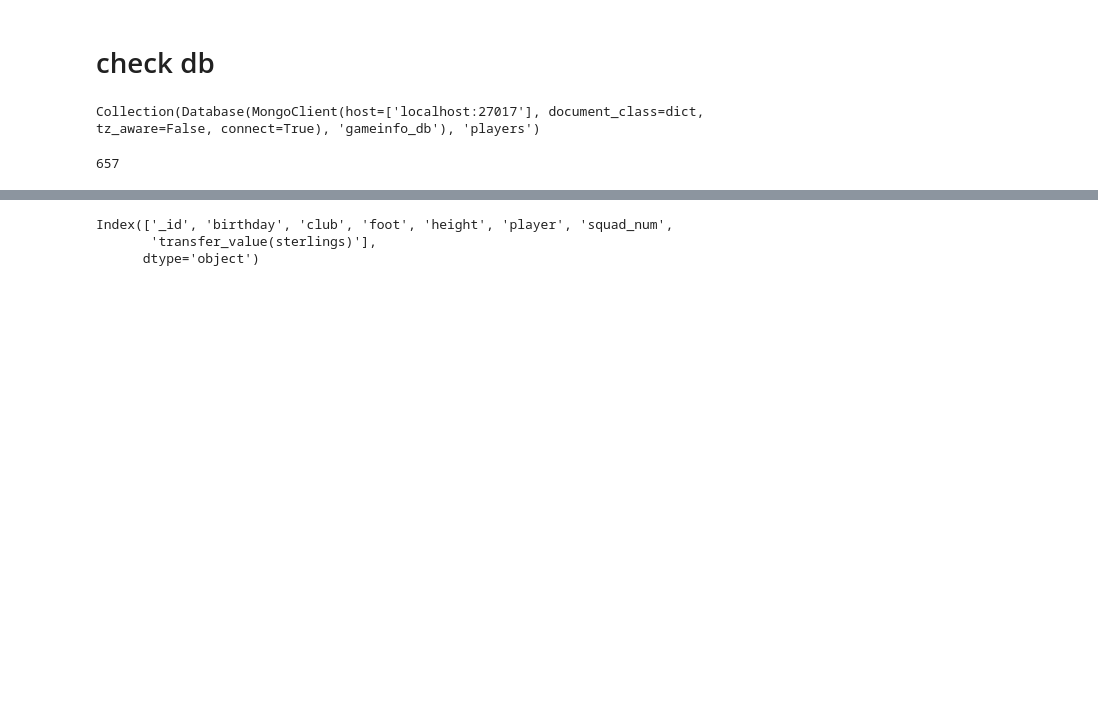
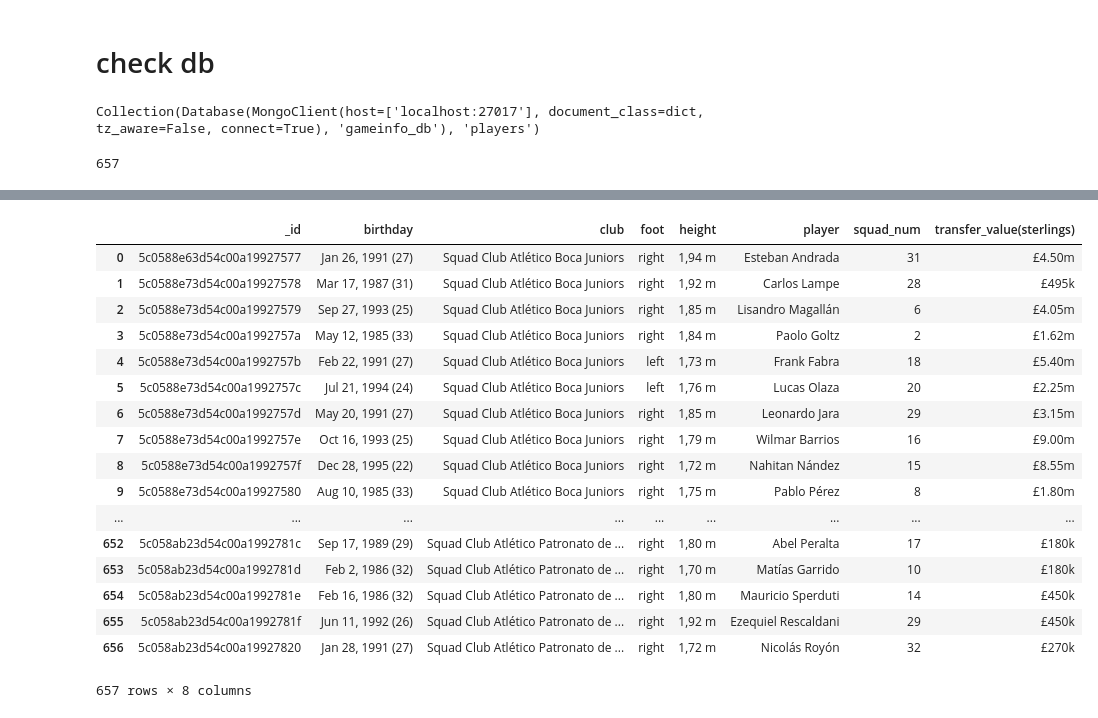
Before and after one commit to d-v-dlee/super_liga_xg, a Jupyter notebook: transfermarkt_scraper.ipynb, the cells around one changed output, grey strips where cells are left out. Saved outputs shown, nothing was run; the diff lists cells and outputs as text; code cells hidden in the pictures; blank space fills up the shorter version.

```diff
--- a/transfermarkt_scraper.ipynb
+++ b/transfermarkt_scraper.ipynb
@@ -293,6 +279,21 @@ test = players[0]
 # %%
-pd.DataFrame([player]).columns
+pd.DataFrame(master_list)
 # %% [output]
+|  | _id | birthday | club | foot | height | player | squad_num | transfer_value(sterlings) |
+| 0 | 5c0588e63d54c00a19927577 | Jan 26, 1991 (27) | Squad Club Atlético Boca Juniors | right | 1,94 m | Esteban Andrada | 31 | £4.50m |
+| 1 | 5c0588e73d54c00a19927578 | Mar 17, 1987 (31) | Squad Club Atlético Boca Juniors | right | 1,92 m | Carlos Lampe | 28 | £495k |
+| 2 | 5c0588e73d54c00a19927579 | Sep 27, 1993 (25) | Squad Club Atlético Boca Juniors | right | 1,85 m | Lisandro Magallán | 6 | £4.05m |
+| 3 | 5c0588e73d54c00a1992757a | May 12, 1985 (33) | Squad Club Atlético Boca Juniors | right | 1,84 m | Paolo Goltz | 2 | £1.62m |
+| 4 | 5c0588e73d54c00a1992757b | Feb 22, 1991 (27) | Squad Club Atlético Boca Juniors | left | 1,73 m | Frank Fabra | 18 | £5.40m |
+| 5 | 5c0588e73d54c00a1992757c | Jul 21, 1994 (24) | Squad Club Atlético Boca Juniors | left | 1,76 m | Lucas Olaza | 20 | £2.25m |
+| 6 | 5c0588e73d54c00a1992757d | May 20, 1991 (27) | Squad Club Atlético Boca Juniors | right | 1,85 m | Leonardo Jara | 29 | £3.15m |
+| 7 | 5c0588e73d54c00a1992757e | Oct 16, 1993 (25) | Squad Club Atlético Boca Juniors | right | 1,79 m | Wilmar Barrios | 16 | £9.00m |
+| 8 | 5c0588e73d54c00a1992757f | Dec 28, 1995 (22) | Squad Club Atlético Boca Juniors | right | 1,72 m | Nahitan Nández | 15 | £8.55m |
+| 9 | 5c0588e73d54c00a19927580 | Aug 10, 1985 (33) | Squad Club Atlético Boca Juniors | right | 1,75 m | Pablo Pérez | 8 | £1.80m |
+| ... | ... | ... | ... | ... | ... | ... | ... | ... |
+| 652 | 5c058ab23d54c00a1992781c | Sep 17, 1989 (29) | Squad Club Atlético Patronato de ... | right | 1,80 m | Abel Peralta | 17 | £180k |
+| 653 | 5c058ab23d54c00a1992781d | Feb 2, 1986 (32) | Squad Club Atlético Patronato de ... | right | 1,70 m | Matías Garrido | 10 | £180k |
+| 654 | 5c058ab23d54c00a1992781e | Feb 16, 1986 (32) | Squad Club Atlético Patronato de ... | right | 1,80 m | Mauricio Sperduti | 14 | £450k |
+| 655 | 5c058ab23d54c00a1992781f | Jun 11, 1992 (26) | Squad Club Atlético Patronato de ... | right | 1,92 m | Ezequiel Rescaldani | 29 | £450k |
+| 656 | 5c058ab23d54c00a19927820 | Jan 28, 1991 (27) | Squad Club Atlético Patronato de ... | right | 1,72 m | Nicolás Royón | 32 | £270k |
-Index(['_id', 'birthday', 'club', 'foot', 'height', 'player', 'squad_num',
-       'transfer_value(sterlings)'],
-      dtype='object')
+657 rows × 8 columns
```
Also changed, not shown: parts of 4 cells of this notebook, 1 other file.
